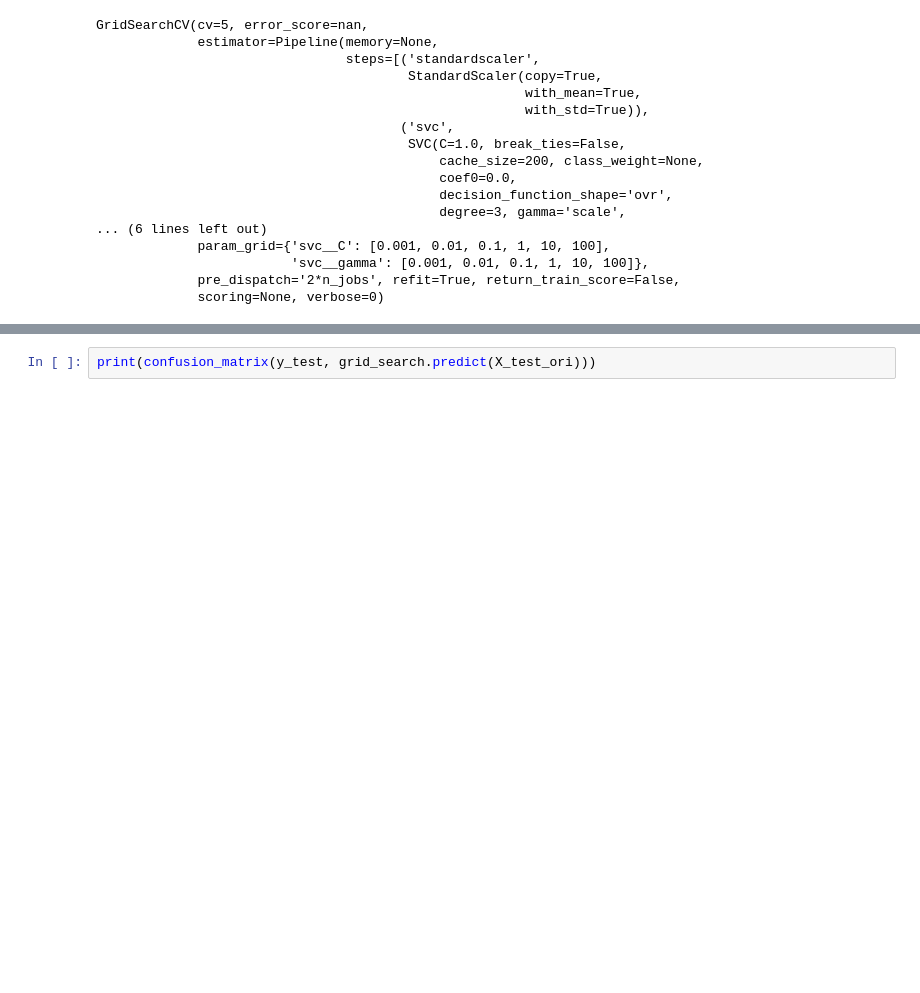
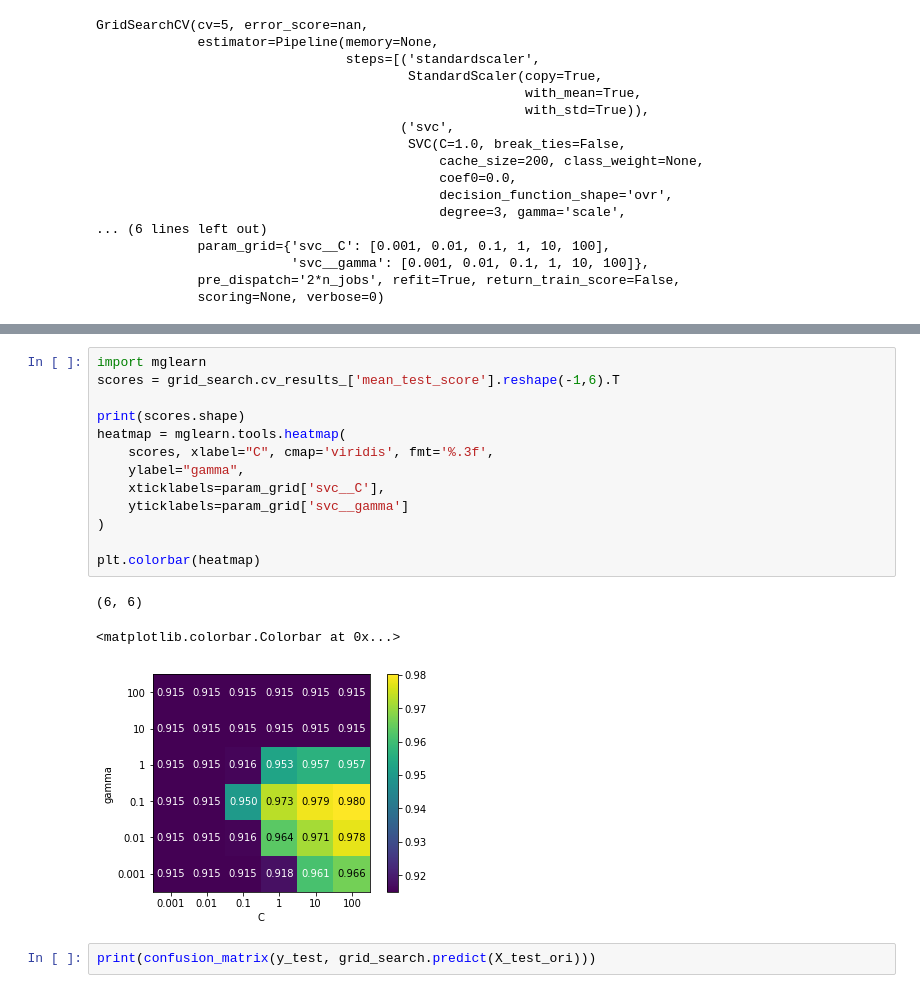
Before and after one commit to comet08/Asteroid_ML_project, a Jupyter notebook: Pha.ipynb, the cells around one changed output, grey strips where cells are left out. Saved outputs shown, nothing was run; the diff lists cells and outputs as text; blank space fills up the shorter version.

```diff
--- a/Pha.ipynb
+++ b/Pha.ipynb
@@ -481,6 +503,23 @@ display(np.transpose(res.head()))
 | mean_test_score | 0.915034 | 0.915034 | 0.915034 | 0.915034 | 0.915034 |
 | std_test_score | 0.000103681 | 0.000103681 | 0.000103681 | 0.000103681 | 0.000103681 |
 | rank_test_score | 18 | 18 | 18 | 18 | 18 |
+# %%
+import mglearn
+scores = grid_search.cv_results_['mean_test_score'].reshape(-1,6).T
+
+print(scores.shape)
+heatmap = mglearn.tools.heatmap(
+    scores, xlabel="C", cmap='viridis', fmt='%.3f',
+    ylabel="gamma",
+    xticklabels=param_grid['svc__C'],
+    yticklabels=param_grid['svc__gamma']
+)
+
+plt.colorbar(heatmap)
+# %% [output]
+(6, 6)
+<matplotlib.colorbar.Colorbar at 0x...>
+[figure, added]
 # %%
 print(confusion_matrix(y_test, grid_search.predict(X_test_ori)))
 # %% [output]
```
Also changed, not shown: parts of 27 cells of this notebook.
